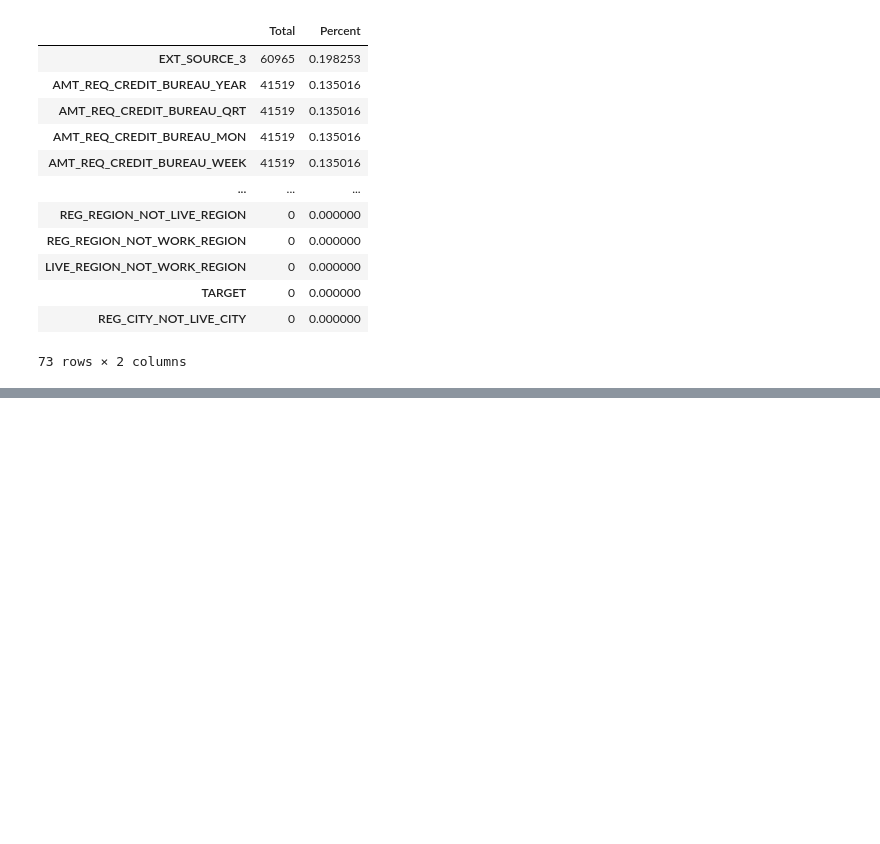
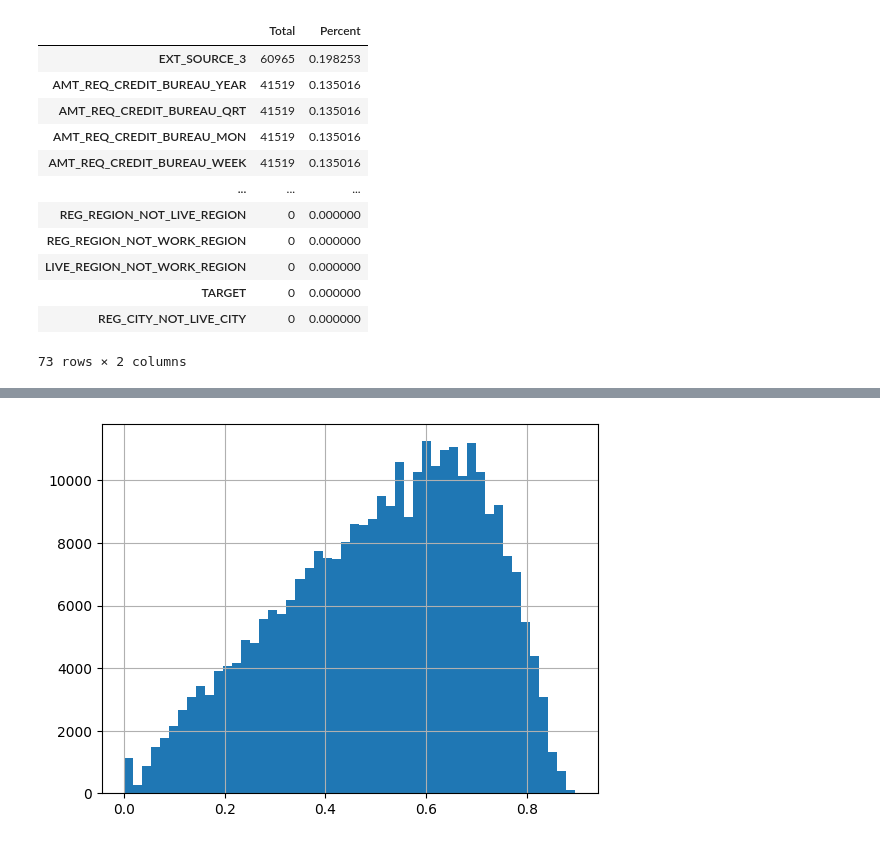
Before and after one commit to Saifansari-ai/Credit_risk_modeling, a Jupyter notebook: data_preprocessing.ipynb, the cells around one changed output, grey strips where cells are left out. Saved outputs shown, nothing was run; the diff lists cells and outputs as text; code cells hidden in the pictures; blank space fills up the shorter version.

```diff
--- a/data_preprocessing.ipynb
+++ b/data_preprocessing.ipynb
@@ -435,0 +475,6 @@ missing_values(train)
+# %%
+non_null_values = train['EXT_SOURCE_3'].dropna()
+# %%
+train['EXT_SOURCE_3'] = train['EXT_SOURCE_3'].apply(
+    lambda x: np.random.choice(non_null_values) if pd.isnull(x) else x
+)
@@ -435,0 +485,6 @@ missing_values(train)
+# %%
+# Plot the distribution of EXT_SOURCE_3
+train['EXT_SOURCE_3'].hist(bins=50)
+plt.show()
+# %% [output]
+[figure, added]
```
Also changed, not shown: parts of 47 cells of this notebook.
